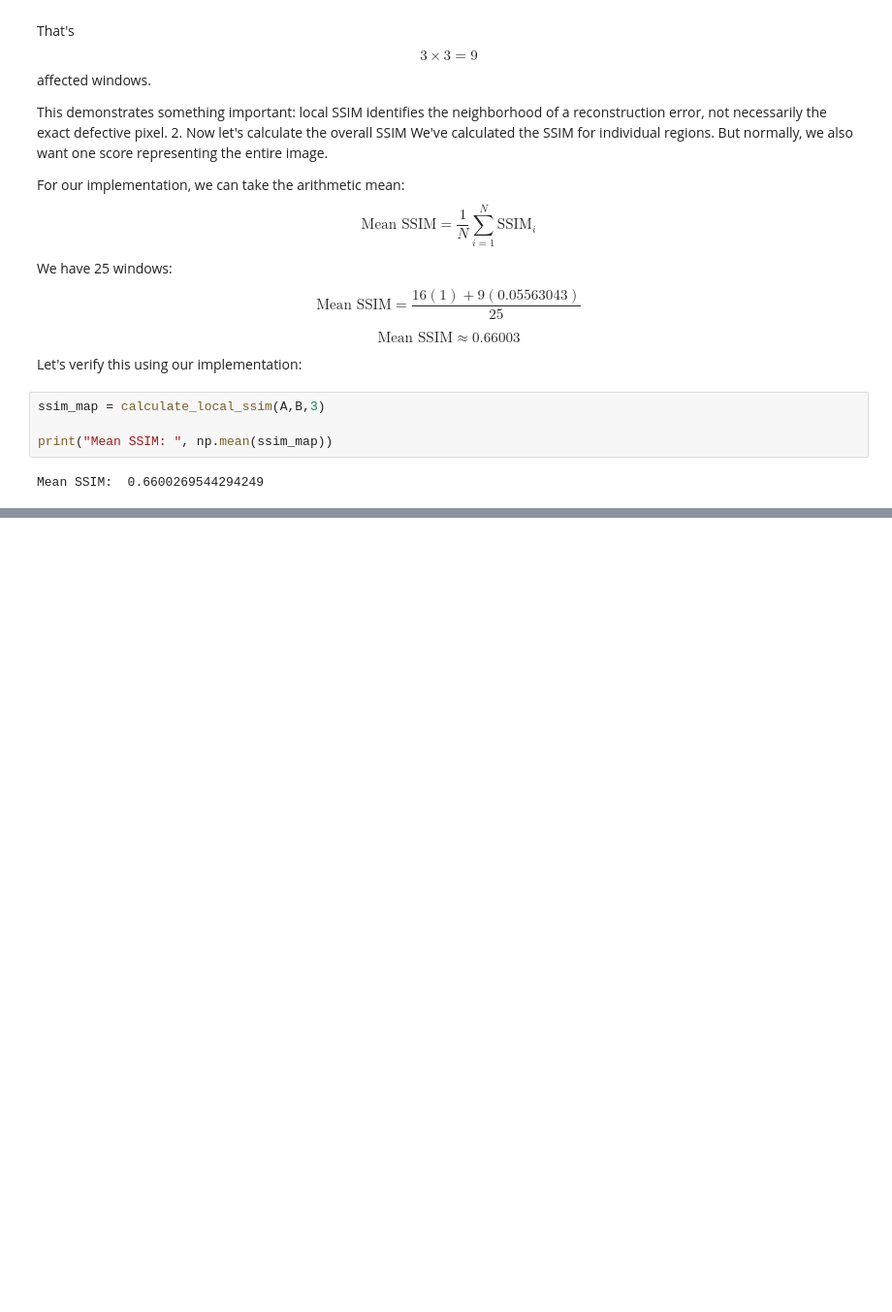
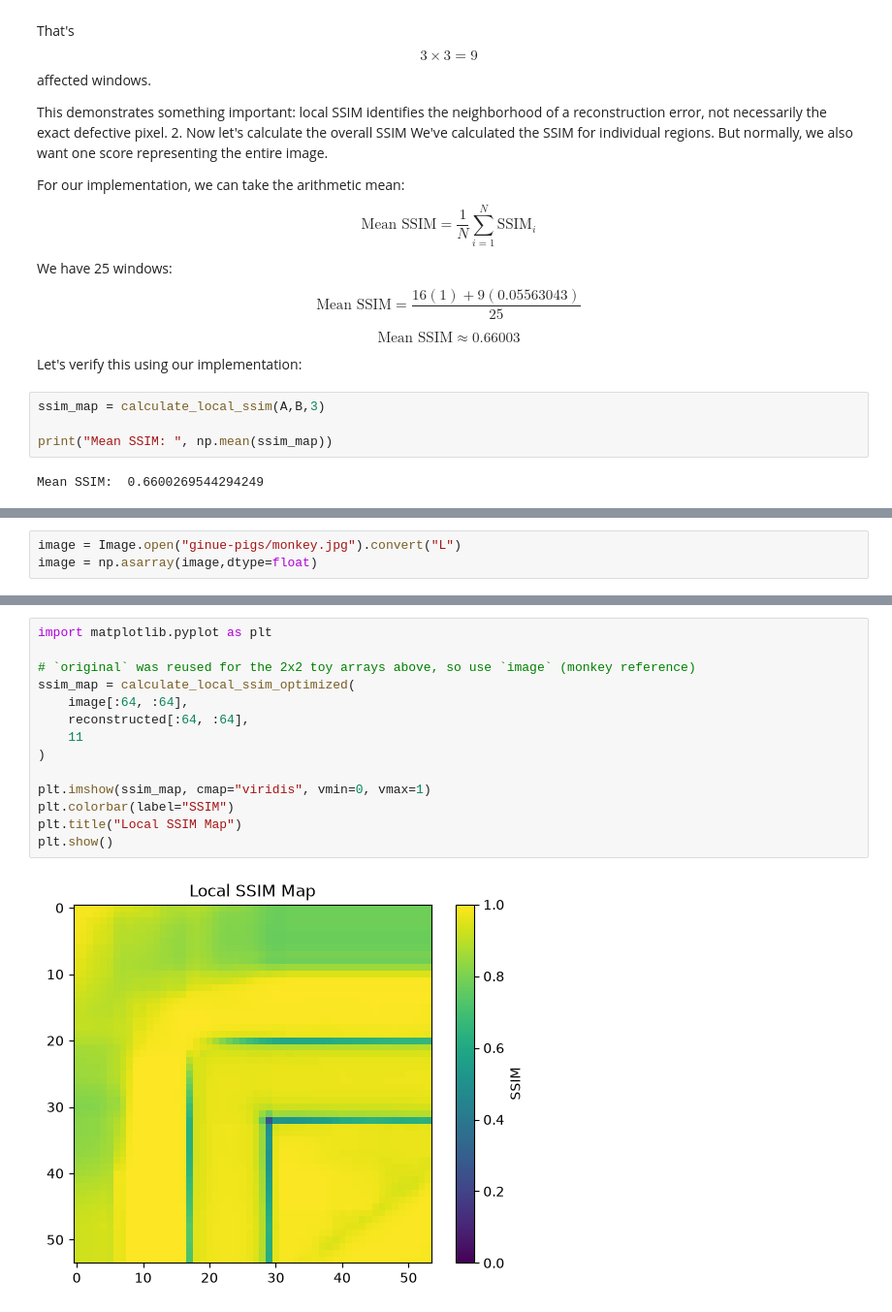
Before and after one commit to XZNON/z-sampling, a Jupyter notebook: 01_neareest_neigh.ipynb, the cells around one changed output, grey strips where cells are left out. Shown at 97% size. Cells and saved outputs as stored; diff of their text form; blank space fills up the shorter version.

```diff
--- a/01_neareest_neigh.ipynb
+++ b/01_neareest_neigh.ipynb
@@ -1266,0 +1259,3 @@ Mean SSIM:  0.6600269544294249
+# %%
+image = Image.open("ginue-pigs/monkey.jpg").convert("L")
+image = np.asarray(image,dtype=float)
@@ -1266,0 +1342,16 @@ Mean SSIM:  0.6600269544294249
+# %%
+import matplotlib.pyplot as plt
+
+# `original` was reused for the 2x2 toy arrays above, so use `image` (monkey reference)
+ssim_map = calculate_local_ssim_optimized(
+    image[:64, :64],
+    reconstructed[:64, :64],
+    11
+)
+
+plt.imshow(ssim_map, cmap="viridis", vmin=0, vmax=1)
+plt.colorbar(label="SSIM")
+plt.title("Local SSIM Map")
+plt.show()
+# %% [output]
+[figure, added]
```
Also changed, not shown: parts of 18 cells of this notebook, 5 other files.
